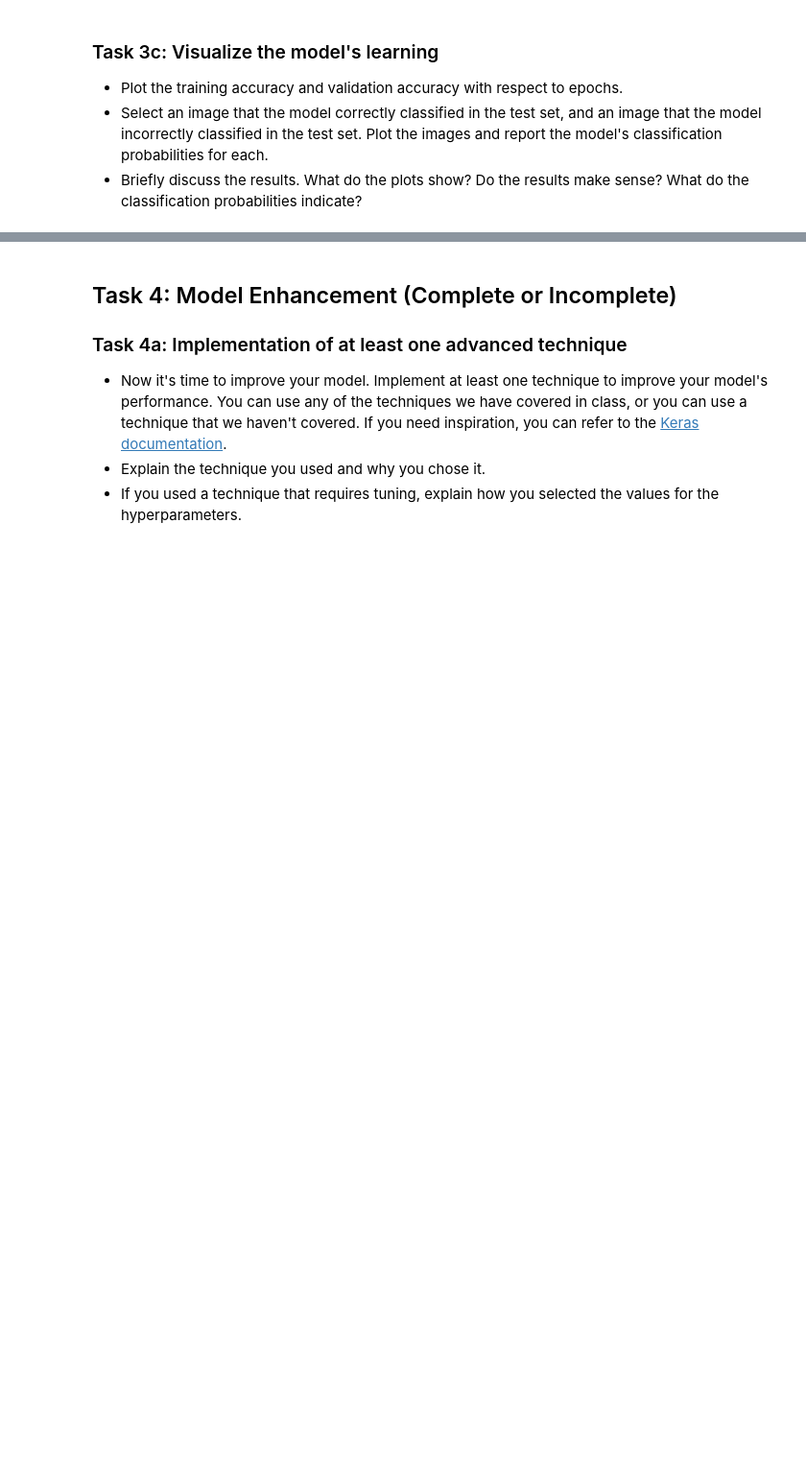
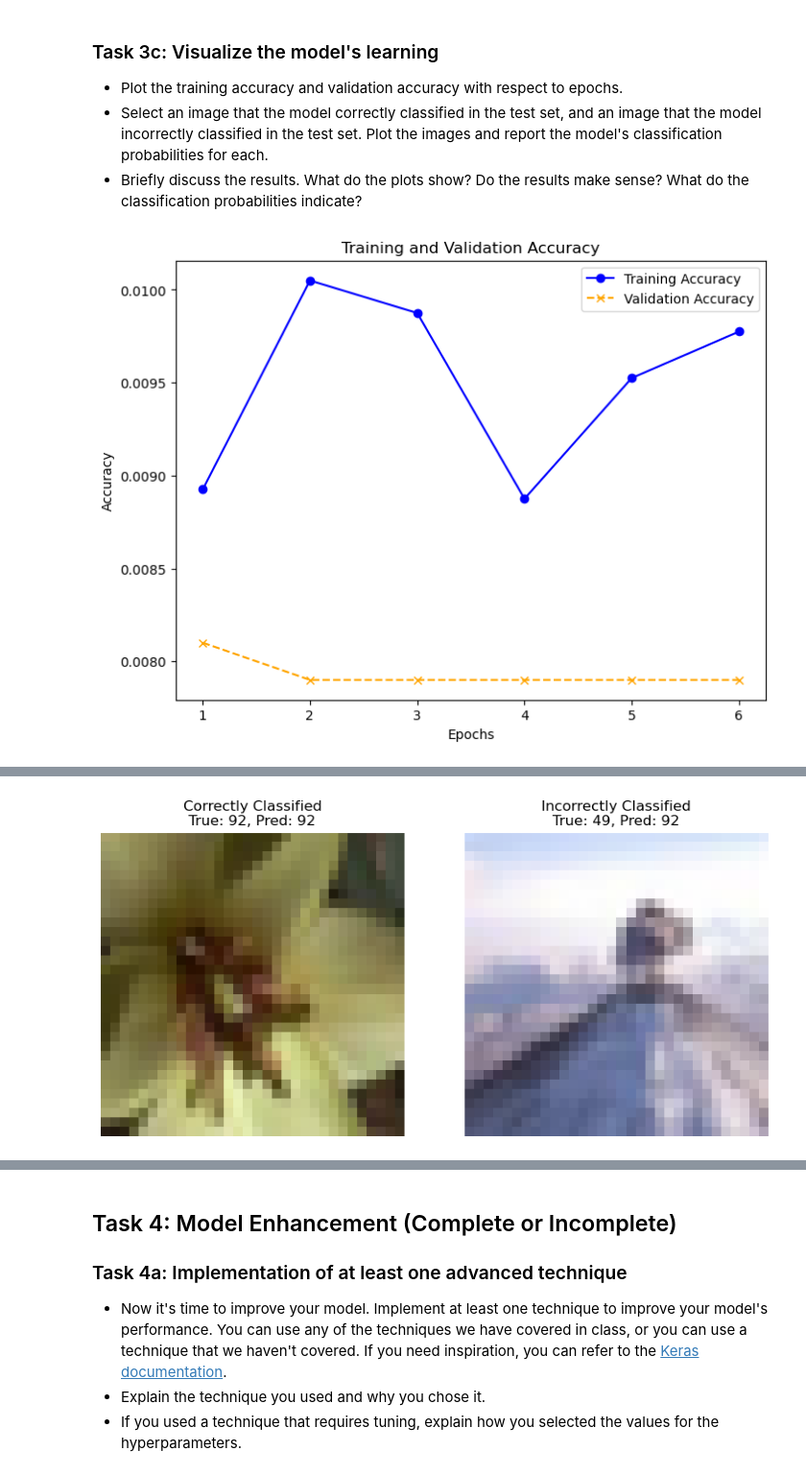
Before and after one commit to jtfb/deep_learning, a Jupyter notebook: 02_activities/assignments/assignment_1.ipynb, the cells around one changed output, grey strips where cells are left out. Shown at 96% size. Cells and saved outputs as stored; diff of their text form; code cells hidden in the pictures; blank space fills up the shorter version.

```diff
--- a/02_activities/assignments/assignment_1.ipynb
+++ b/02_activities/assignments/assignment_1.ipynb
@@ -98,8 +111,8 @@ from keras.layers import Conv2D, MaxPooling2D, Flatten, Dense, Dropout
 # Initialize the model
 model = Sequential()
 
-# First Convolutional Block
-model.add(Conv2D(filters=32, kernel_size=(3, 3), strides=(1, 1), padding='same', activation='relu', input_shape=(64, 64, 3)))
+# First Convolutional Block with adjusted input shape
+model.add(Conv2D(filters=32, kernel_size=(3, 3), strides=(1, 1), padding='same', activation='relu', input_shape=(32, 32, 3)))
 model.add(MaxPooling2D(pool_size=(2, 2), strides=(2, 2)))
 
 # Second Convolutional Block
@@ -116,11 +129,7 @@ model.add(Flatten())
 # Dense Layers
 model.add(Dense(128, activation='relu'))
 model.add(Dropout(0.5))  # Dropout for regularization
-model.add(Dense(64, activation='relu'))
-model.add(Dense(10, activation='softmax'))  # Assuming 10 classes for classification
-
-# Compile the model
-model.compile(optimizer='adam', loss='categorical_crossentropy', metrics=['accuracy'])
+model.add(Dense(100, activation='softmax'))  # Assuming 100 classes for CIFAR-100
 
 # Print the model summary
 model.summary()
@@ -183,3 +276,63 @@ from keras import optimizers
 - Briefly discuss the results. What do the plots show? Do the results make sense? What do the classification probabilities indicate?
 # %%
 # Your code here
+import matplotlib.pyplot as plt
+
+# Extract the accuracy values from the training history
+train_accuracy = history.history['accuracy']
+val_accuracy = history.history['val_accuracy']
+
+# Extract the number of epochs
+epochs = range(1, len(train_accuracy) + 1)
+
+# Plot the training and validation accuracy
+plt.figure(figsize=(8, 6))
+plt.plot(epochs, train_accuracy, label='Training Accuracy', color='blue', linestyle='-', marker='o')
+plt.plot(epochs, val_accuracy, label='Validation Accuracy', color='orange', linestyle='--', marker='x')
+
+# Add labels and title
+plt.xlabel('Epochs')
+plt.ylabel('Accuracy')
+plt.title('Training and Validation Accuracy')
+plt.legend()
+
+# Show the plot
+plt.show()
+
+########### QUESTION 2 ##################
+
+y_pred = model.predict(X_test_normalized)
+
+y_true = np.argmax(y_test_one_hot, axis=1)
+
+# Find an image that the model classified correctly
+correct_idx = np.where(np.argmax(y_pred, axis=1) == y_true)[0][0]
+
+# Find an image that the model classified incorrectly
+incorrect_idx = np.where(np.argmax(y_pred, axis=1) != y_true)[0][0]
+
+plt.figure(figsize=(10, 5))
+
+# Plot correct image
+plt.subplot(1, 2, 1)
+plt.imshow(X_test[correct_idx])
+plt.title(f"Correctly Classified\nTrue: {y_true[correct_idx]}, Pred: {np.argmax(y_pred, axis=1)[correct_idx]}")
+plt.axis('off')
+
+# Plot incorrect image
+plt.subplot(1, 2, 2)
+plt.imshow(X_test[incorrect_idx])
+plt.title(f"Incorrectly Classified\nTrue: {y_true[incorrect_idx]}, Pred: {np.argmax(y_pred, axis=1)[incorrect_idx]}")
+plt.axis('off')
+
+# Display the plots
+plt.show()
+
+# Print the predicted probabilities for each image
+print(f"Predicted probabilities for the correctly classified image: {y_pred[correct_idx]}")
+print(f"Predicted probabilities for the incorrectly classified image: {y_pred[incorrect_idx]}")
+
+############ ANSWER HERE ##############
+# My base model is not performing well as my accuracy is low and loss is high. We will see a lot of Incorrect classification. As the probabilities are very low most of the time, shows that my model is not confident at all at learning and make right predictions. I need to improve it.
+# %% [output]
+[figure, added]
@@ -185,0 +340 @@ from keras import optimizers
+[figure, added]
```
Also changed, not shown: parts of 12 cells of this notebook.
